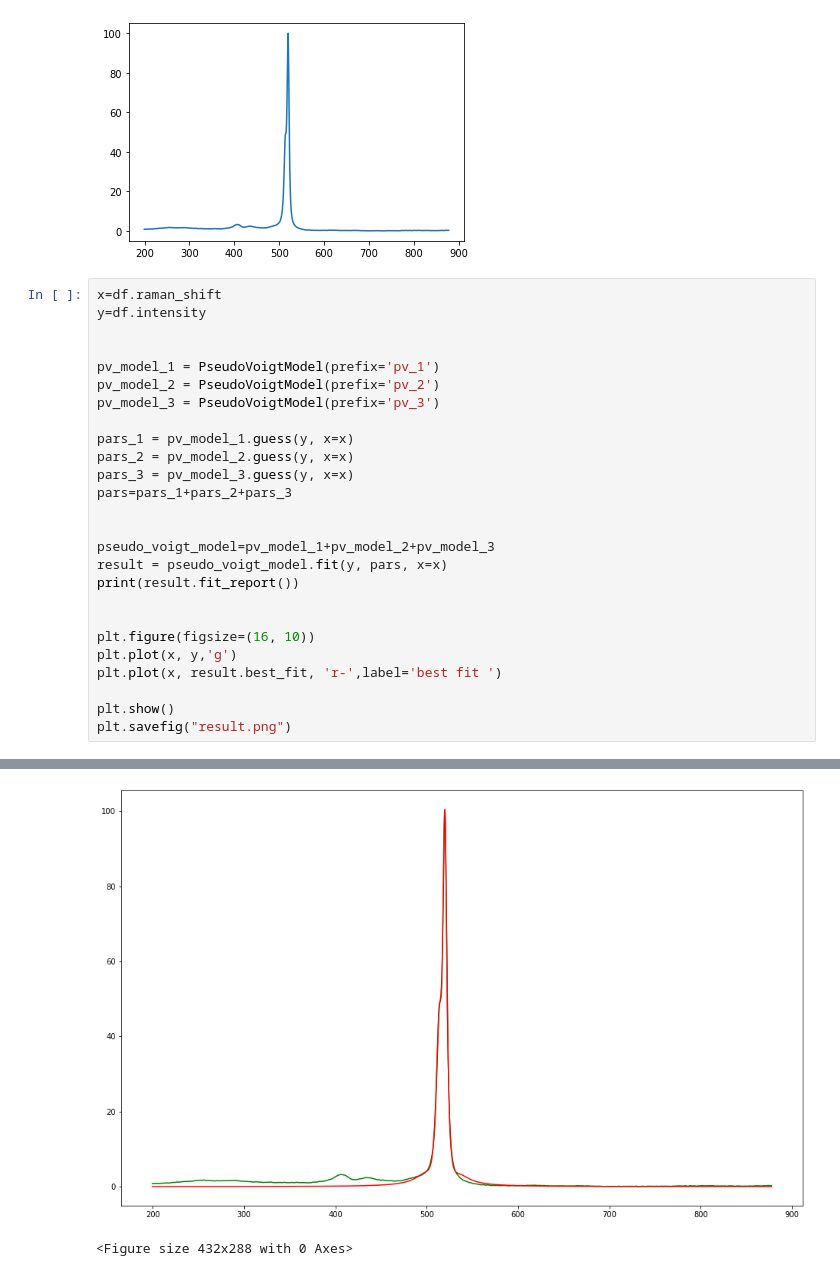
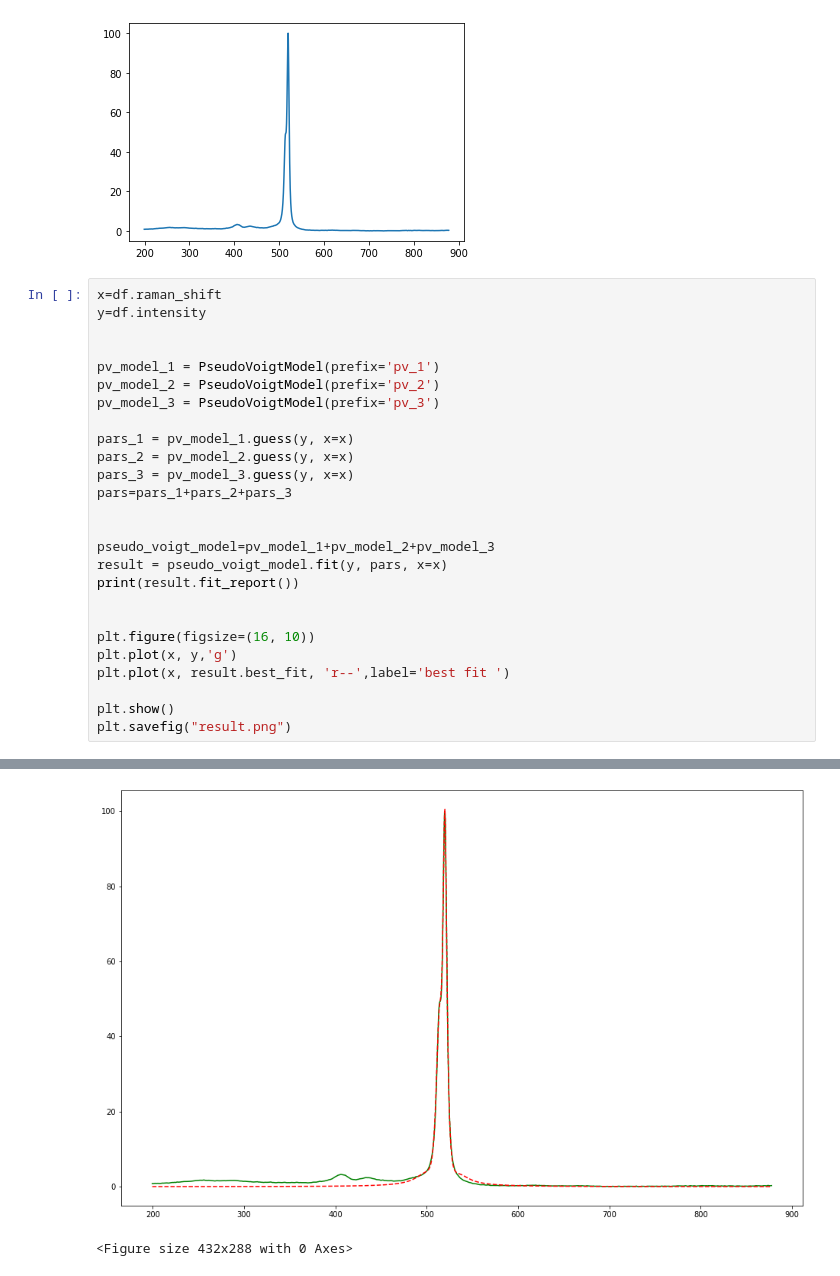
Before and after one commit to yuyangweng/Project, a Jupyter notebook: peak_fitting_pseudo_voigt.ipynb, the cells around one changed output, grey strips where cells are left out. Saved outputs shown, nothing was run; the diff lists cells and outputs as text.

```diff
--- a/peak_fitting_pseudo_voigt.ipynb
+++ b/peak_fitting_pseudo_voigt.ipynb
@@ -61,33 +61,33 @@ pars=pars_1+pars_2+pars_3
 
 
 pseudo_voigt_model=pv_model_1+pv_model_2+pv_model_3
 result = pseudo_voigt_model.fit(y, pars, x=x)
 print(result.fit_report())
 
 
 plt.figure(figsize=(16, 10))
 plt.plot(x, y,'g')
-plt.plot(x, result.best_fit, 'r-',label='best fit ')
+plt.plot(x, result.best_fit, 'r--',label='best fit ')
 
 plt.show()
 plt.savefig("result.png")
 # %% [output]
 [[Model]]
     ((Model(pvoigt, prefix='pv_1') + Model(pvoigt, prefix='pv_2')) + Model(pvoigt, prefix='pv_3'))
 [[Fit Statistics]]
     # fitting method   = leastsq
     # function evals   = 10989
     # data points      = 1749
     # variables        = 12
     chi-square         = 1675.42878
     reduced chi-square = 0.96455313
     Akaike info crit   = -51.1634077
     Bayesian info crit = 14.4381860
 ##  Warning: uncertainties could not be estimated:
 ... (18 lines left out)
     pv_3sigma:      2.87326419 (init = 3.298024)
     pv_3fraction:   1.00000000 (init = 0.5)
     pv_3fwhm:       5.74652838 == '2.0000000*pv_3sigma'
     pv_3height:     103.767701 == '(((1-pv_3fraction)*pv_3amplitude)/max(1e-15, (pv_3sigma*sqrt(pi/log(2))))+(pv_3fraction*pv_3amplitude)/max(1e-15, (pi*pv_3sigma)))'
-[figure, old version]
+[figure, new version]
 <Figure size 432x288 with 0 Axes>
```
